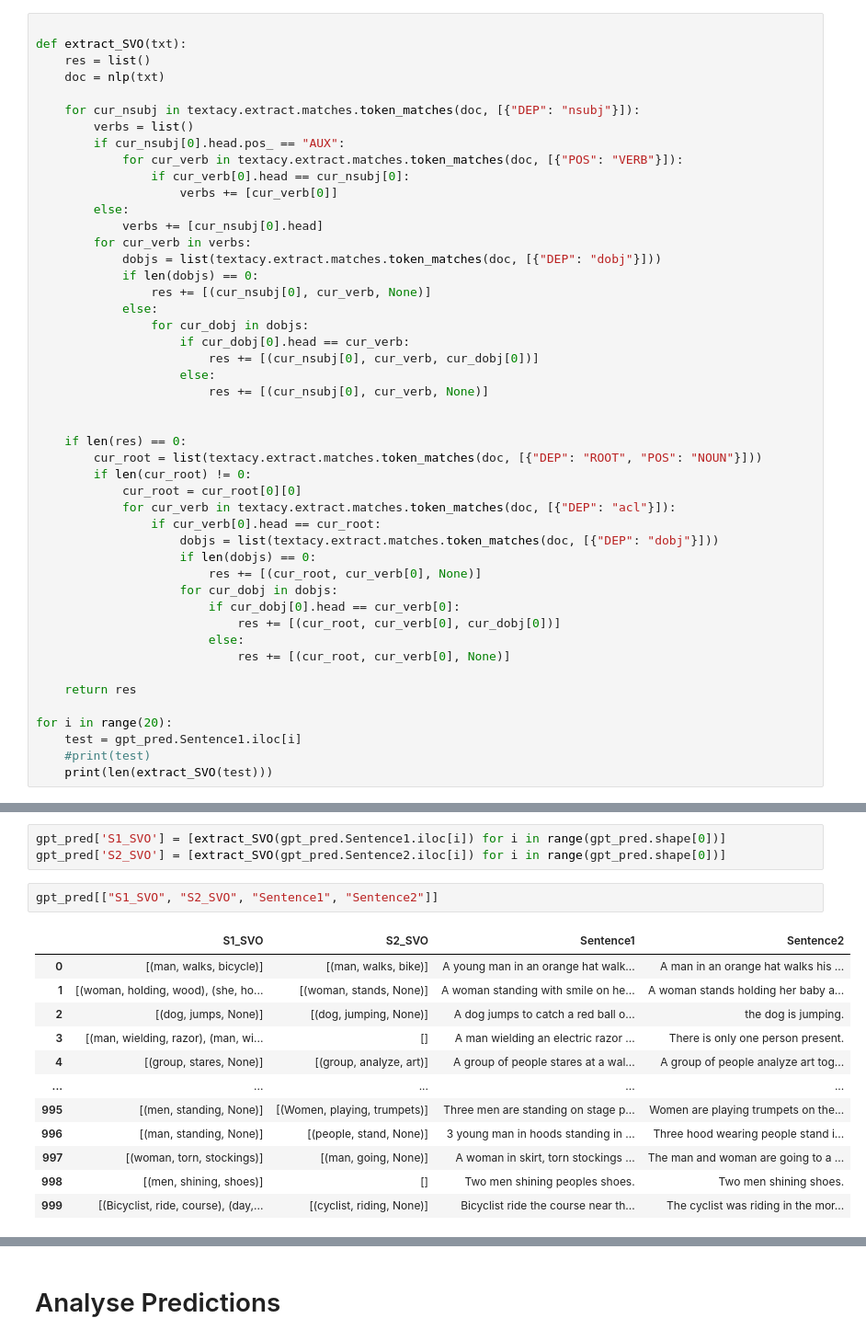
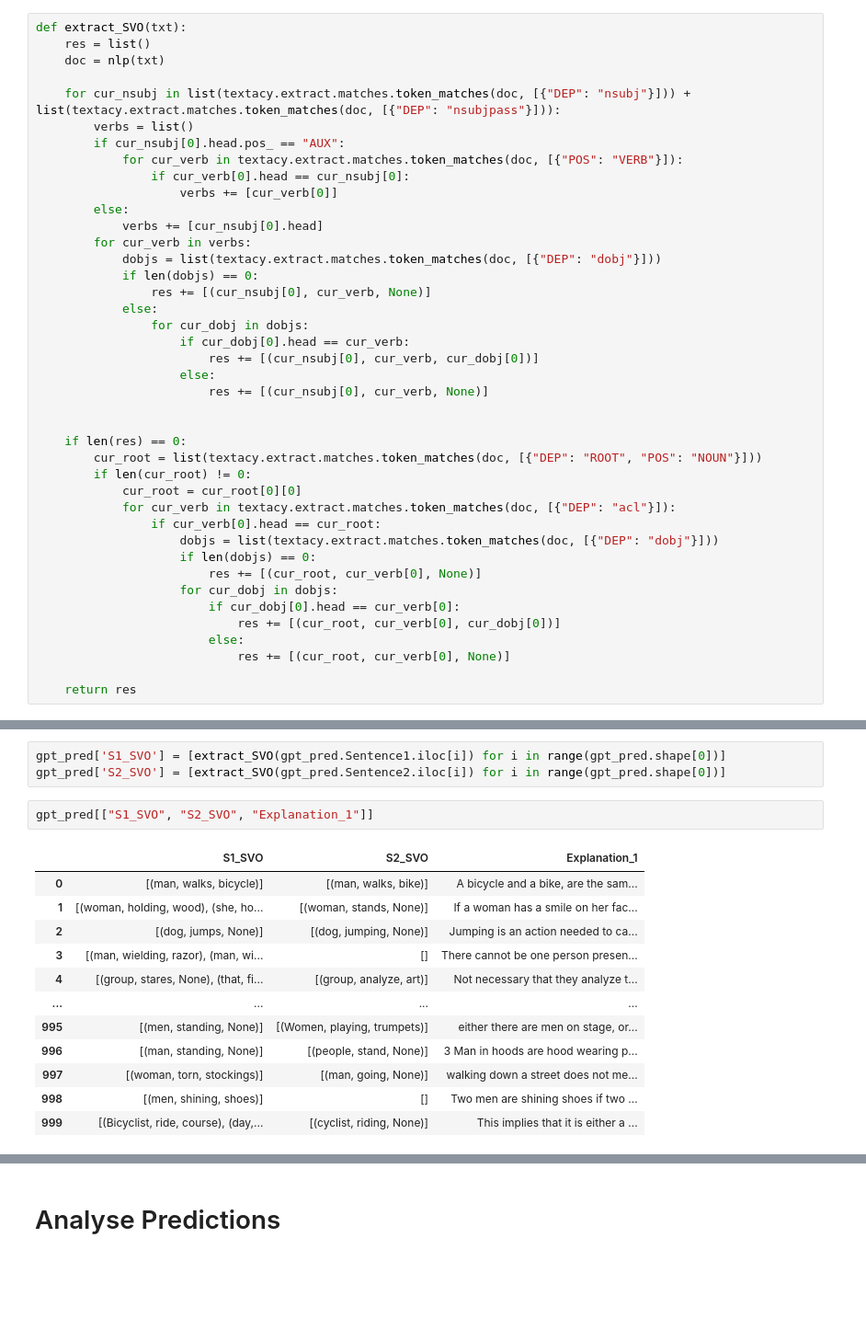
Before and after one commit to Marbr987/732A81-Text_Mining, a Jupyter notebook: notebooks/analyse_predictions.ipynb, the cells around one changed output, grey strips where cells are left out. Shown at 92% size. Saved outputs shown, nothing was run; the diff lists cells and outputs as text; blank space fills up the shorter version.

```diff
--- a/notebooks/analyse_predictions.ipynb
+++ b/notebooks/analyse_predictions.ipynb
@@ -67,10 +61,9 @@ food
 # %%
-
 def extract_SVO(txt):
     res = list()
     doc = nlp(txt)
 
-    for cur_nsubj in textacy.extract.matches.token_matches(doc, [{"DEP": "nsubj"}]):
+    for cur_nsubj in list(textacy.extract.matches.token_matches(doc, [{"DEP": "nsubj"}])) + list(textacy.extract.matches.token_matches(doc, [{"DEP": "nsubjpass"}])):
         verbs = list()
         if cur_nsubj[0].head.pos_ == "AUX":
             for cur_verb in textacy.extract.matches.token_matches(doc, [{"POS": "VERB"}]):
@@ -106,8 +99,3 @@ def extract_SVO(txt):
                             res += [(cur_root, cur_verb[0], None)]
 
     return res
-
-for i in range(20):
-    test = gpt_pred.Sentence1.iloc[i]
-    #print(test)
-    print(len(extract_SVO(test)))
@@ -136,17 +103,17 @@ for i in range(20):
 gpt_pred['S1_SVO'] = [extract_SVO(gpt_pred.Sentence1.iloc[i]) for i in range(gpt_pred.shape[0])]
 gpt_pred['S2_SVO'] = [extract_SVO(gpt_pred.Sentence2.iloc[i]) for i in range(gpt_pred.shape[0])]
 # %%
-gpt_pred[["S1_SVO", "S2_SVO", "Sentence1", "Sentence2"]]
+gpt_pred[["S1_SVO", "S2_SVO", "Explanation_1"]]
 # %% [output]
-|  | S1_SVO | S2_SVO | Sentence1 | Sentence2 |
-| 0 | [(man, walks, bicycle)] | [(man, walks, bike)] | A young man in an orange hat walk... | A man in an orange hat walks his ... |
-| 1 | [(woman, holding, wood), (she, ho... | [(woman, stands, None)] | A woman standing with smile on he... | A woman stands holding her baby a... |
-| 2 | [(dog, jumps, None)] | [(dog, jumping, None)] | A dog jumps to catch a red ball o... | the dog is jumping. |
-| 3 | [(man, wielding, razor), (man, wi... | [] | A man wielding an electric razor ... | There is only one person present. |
-| 4 | [(group, stares, None)] | [(group, analyze, art)] | A group of people stares at a wal... | A group of people analyze art tog... |
-| ... | ... | ... | ... | ... |
-| 995 | [(men, standing, None)] | [(Women, playing, trumpets)] | Three men are standing on stage p... | Women are playing trumpets on the... |
-| 996 | [(man, standing, None)] | [(people, stand, None)] | 3 young man in hoods standing in ... | Three hood wearing people stand i... |
-| 997 | [(woman, torn, stockings)] | [(man, going, None)] | A woman in skirt, torn stockings ... | The man and woman are going to a ... |
-| 998 | [(men, shining, shoes)] | [] | Two men shining peoples shoes. | Two men shining shoes. |
-| 999 | [(Bicyclist, ride, course), (day,... | [(cyclist, riding, None)] | Bicyclist ride the course near th... | The cyclist was riding in the mor... |
+|  | S1_SVO | S2_SVO | Explanation_1 |
+| 0 | [(man, walks, bicycle)] | [(man, walks, bike)] | A bicycle and a bike, are the sam... |
+| 1 | [(woman, holding, wood), (she, ho... | [(woman, stands, None)] | If a woman has a smile on her fac... |
+| 2 | [(dog, jumps, None)] | [(dog, jumping, None)] | Jumping is an action needed to ca... |
+| 3 | [(man, wielding, razor), (man, wi... | [] | There cannot be one person presen... |
+| 4 | [(group, stares, None), (that, fi... | [(group, analyze, art)] | Not necessary that they analyze t... |
+| ... | ... | ... | ... |
+| 995 | [(men, standing, None)] | [(Women, playing, trumpets)] | either there are men on stage, or... |
+| 996 | [(man, standing, None)] | [(people, stand, None)] | 3 Man in hoods are hood wearing p... |
+| 997 | [(woman, torn, stockings)] | [(man, going, None)] | walking down a street does not me... |
+| 998 | [(men, shining, shoes)] | [] | Two men are shining shoes if two ... |
+| 999 | [(Bicyclist, ride, course), (day,... | [(cyclist, riding, None)] | This implies that it is either a ... |
```
Also changed, not shown: parts of 35 cells of this notebook.
